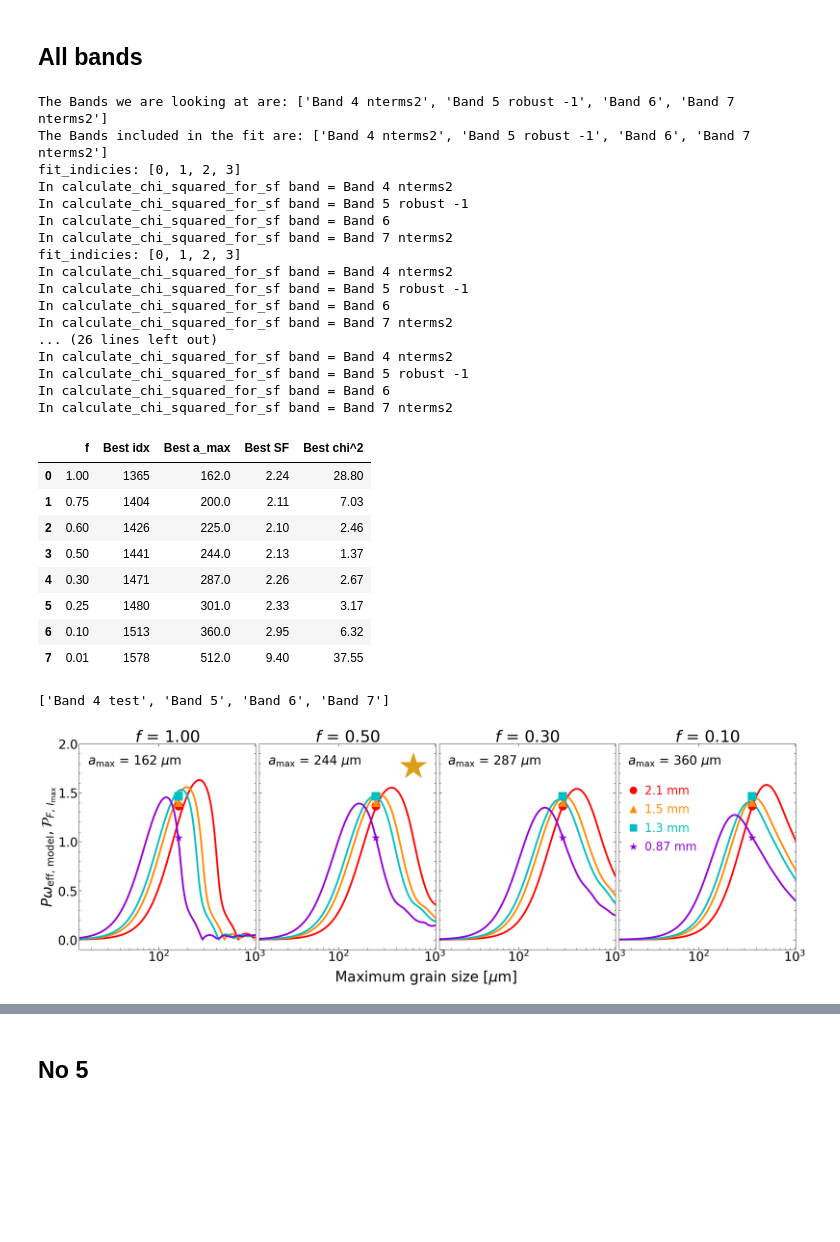
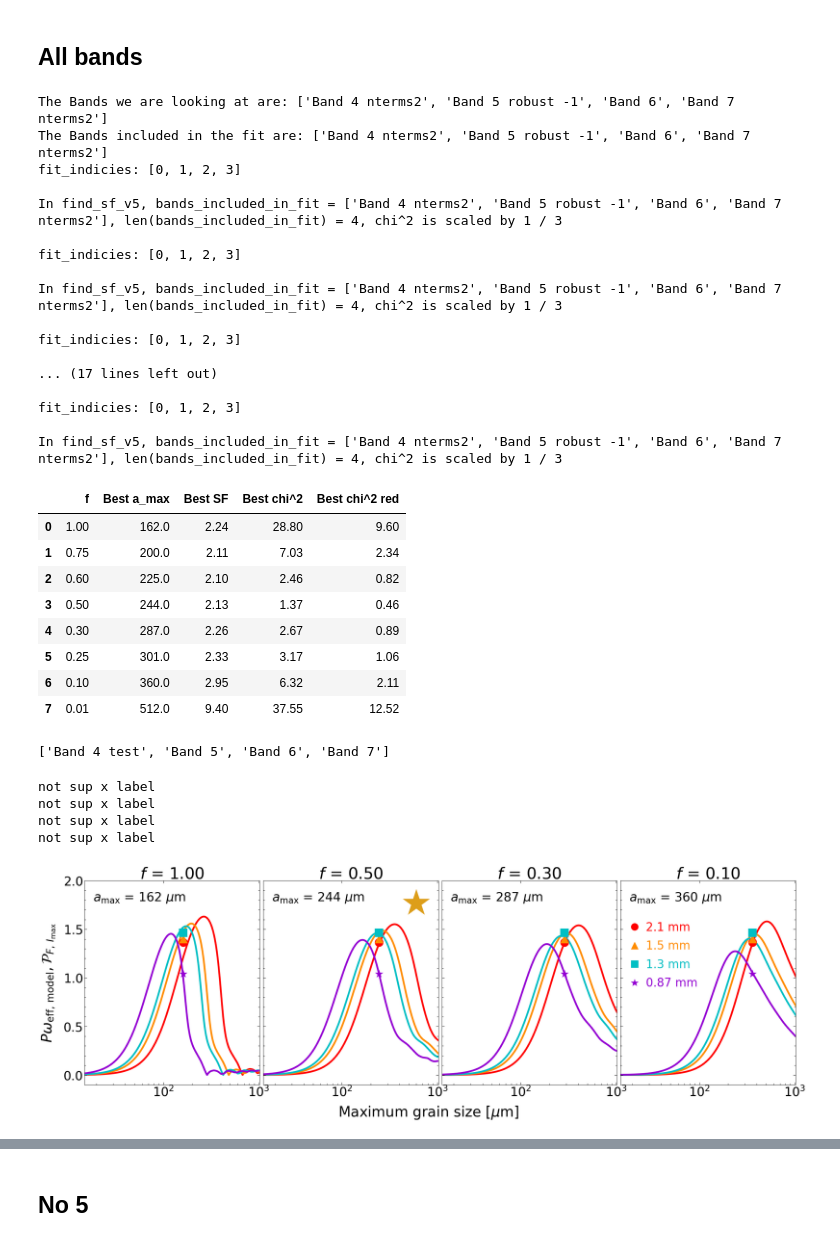
Before and after one commit to audreyburggraf/MastersThesis, a Jupyter notebook: PLOTTING C29 989/DUST MODEL NOTEBOOKS/SCALE_FACTOR_NOTEBOOKS/NEWEST_ScaleFactorGridPlot_ZHANG_METHOD_Plots_for_writeup.ipynb, the cells around one changed output, grey strips where cells are left out. Drawn from its saved outputs; the diff is of its cells as text; code cells hidden in the pictures; blank space fills up the shorter version.

```diff
--- a/PLOTTING C29 989/DUST MODEL NOTEBOOKS/SCALE_FACTOR_NOTEBOOKS/NEWEST_ScaleFactorGridPlot_ZHANG_METHOD_Plots_for_writeup.ipynb
+++ b/PLOTTING C29 989/DUST MODEL NOTEBOOKS/SCALE_FACTOR_NOTEBOOKS/NEWEST_ScaleFactorGridPlot_ZHANG_METHOD_Plots_for_writeup.ipynb
@@ -430,7 +138,7 @@ bands_fit = ["Band 4 nterms2",  "Band 5 robust -1", "Band 6", "Band 7 nterms2"]
 fit_indices_all = [band_to_index[b] for b in bands_fit]
 
 
-a_max_dist_micron_all, P_times_omega_all, a_max_best_all, POLF_obs_all, best_sf_all, best_idx_all, chi_sq_all, df_best_all = find_sf_v5(
+a_max_dist_micron_all, P_times_omega_all, a_max_best_all, POLF_obs_all, best_sf_all, best_idx_all, chi_sq_all, chi_sq_reduced_all, df_best_all = find_sf_v5(
     all_bands,
     bands_naming,
     bands_fit,
@@ -442,34 +150,34 @@ a_max_dist_micron_all, P_times_omega_all, a_max_best_all, POLF_obs_all, best_sf_
     print_results=True
 )
 
-df_best_all
+df_best_all.drop(columns=['Best idx'])
 # %% [output]
 The Bands we are looking at are: ['Band 4 nterms2', 'Band 5 robust -1', 'Band 6', 'Band 7 nterms2']
 The Bands included in the fit are: ['Band 4 nterms2', 'Band 5 robust -1', 'Band 6', 'Band 7 nterms2']
 fit_indicies: [0, 1, 2, 3]
-In calculate_chi_squared_for_sf band = Band 4 nterms2
-In calculate_chi_squared_for_sf band = Band 5 robust -1
-In calculate_chi_squared_for_sf band = Band 6
-In calculate_chi_squared_for_sf band = Band 7 nterms2
+
+In find_sf_v5, bands_included_in_fit = ['Band 4 nterms2', 'Band 5 robust -1', 'Band 6', 'Band 7 nterms2'], len(bands_included_in_fit) = 4, chi^2 is scaled by 1 / 3
+
 fit_indicies: [0, 1, 2, 3]
-In calculate_chi_squared_for_sf band = Band 4 nterms2
-In calculate_chi_squared_for_sf band = Band 5 robust -1
-In calculate_chi_squared_for_sf band = Band 6
-In calculate_chi_squared_for_sf band = Band 7 nterms2
-... (26 lines left out)
-In calculate_chi_squared_for_sf band = Band 4 nterms2
-In calculate_chi_squared_for_sf band = Band 5 robust -1
-In calculate_chi_squared_for_sf band = Band 6
-In calculate_chi_squared_for_sf band = Band 7 nterms2
+
+In find_sf_v5, bands_included_in_fit = ['Band 4 nterms2', 'Band 5 robust -1', 'Band 6', 'Band 7 nterms2'], len(bands_included_in_fit) = 4, chi^2 is scaled by 1 / 3
+
+fit_indicies: [0, 1, 2, 3]
+
+... (17 lines left out)
+
+fit_indicies: [0, 1, 2, 3]
+
+In find_sf_v5, bands_included_in_fit = ['Band 4 nterms2', 'Band 5 robust -1', 'Band 6', 'Band 7 nterms2'], len(bands_included_in_fit) = 4, chi^2 is scaled by 1 / 3
-|  | f | Best idx | Best a_max | Best SF | Best chi^2 |
-| 0 | 1.00 | 1365 | 162.0 | 2.24 | 28.80 |
-| 1 | 0.75 | 1404 | 200.0 | 2.11 | 7.03 |
-| 2 | 0.60 | 1426 | 225.0 | 2.10 | 2.46 |
-| 3 | 0.50 | 1441 | 244.0 | 2.13 | 1.37 |
-| 4 | 0.30 | 1471 | 287.0 | 2.26 | 2.67 |
-| 5 | 0.25 | 1480 | 301.0 | 2.33 | 3.17 |
-| 6 | 0.10 | 1513 | 360.0 | 2.95 | 6.32 |
-| 7 | 0.01 | 1578 | 512.0 | 9.40 | 37.55 |
+|  | f | Best a_max | Best SF | Best chi^2 | Best chi^2 red |
+| 0 | 1.00 | 162.0 | 2.24 | 28.80 | 9.60 |
+| 1 | 0.75 | 200.0 | 2.11 | 7.03 | 2.34 |
+| 2 | 0.60 | 225.0 | 2.10 | 2.46 | 0.82 |
+| 3 | 0.50 | 244.0 | 2.13 | 1.37 | 0.46 |
+| 4 | 0.30 | 287.0 | 2.26 | 2.67 | 0.89 |
+| 5 | 0.25 | 301.0 | 2.33 | 3.17 | 1.06 |
+| 6 | 0.10 | 360.0 | 2.95 | 6.32 | 2.11 |
+| 7 | 0.01 | 512.0 | 9.40 | 37.55 | 12.52 |
 # %%
 bands_labels
 # %% [output]
@@ -482,33 +190,41 @@ fig, ax = scale_factor_plot_for_writeup(all_bands,
                                         a_max_dist_micron_all,
                                         P_times_omega_all,
                                         best_sf_all,
                                         best_idx_all,
                                         a_max_best_all,
                                         POLF_obs_for_plot,
                                         chi_sq_all,
-                                        plot_sf = False,
-                                        plot_chi_sq = False,
+                                        chi_sq_reduced_all,
+                                        labelpad = 20
+                                        #y_label_pos = 0.4,
+#                                         plot_sf = False,
+#                                         plot_chi_sq = False,
 #                                         plot_sf = True,
 #                                         plot_chi_sq = True,
+#                                         plot_chi_sq_reduced = True,
                                         )
 
 
 
 ax[1].text(
     0.85, 0.88,
     r'$\star$',
     transform=ax[1].transAxes,
     fontsize=200,
     color= '#dd9e1aff',
     ha='center',
     va='center'
 )
 
 
 
 # Plot lines so I can see if its correct
 plt.savefig(writeup_image_folder_path + '/DustModels/' + "DustModelPlot_AllBands_ZhangMethod.pdf",
             dpi=300,
             bbox_inches='tight')
 # %% [output]
+not sup x label
+not sup x label
+not sup x label
+not sup x label
-[figure, old version]
+[figure, new version]
```
Also changed, not shown: parts of 15 cells of this notebook, 40 other files.
